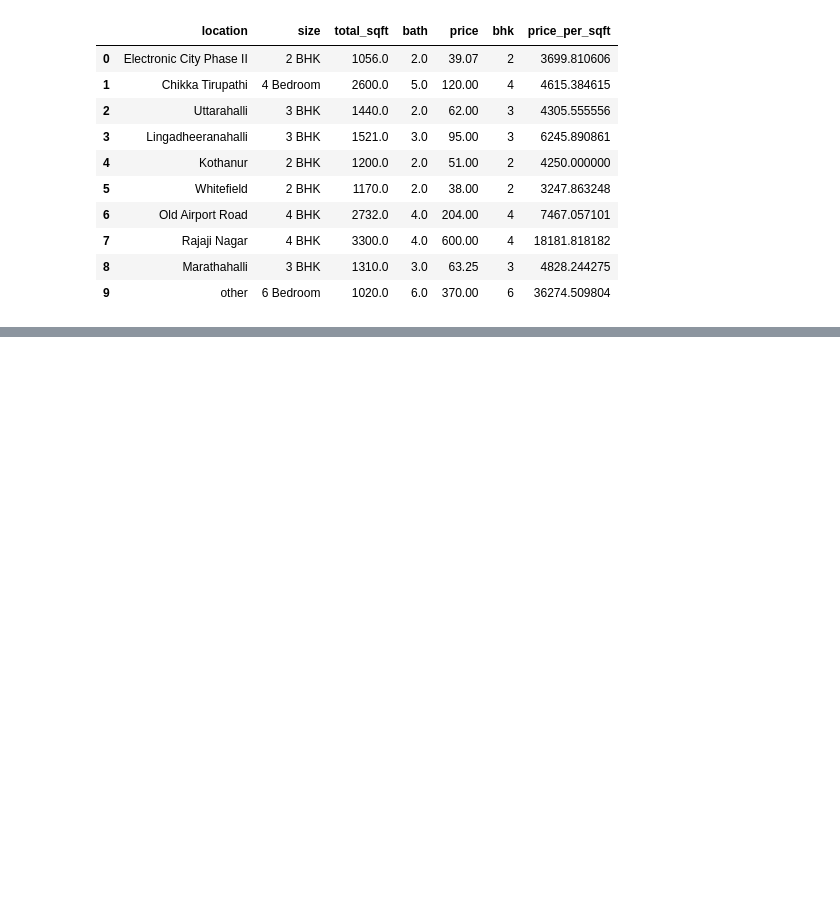
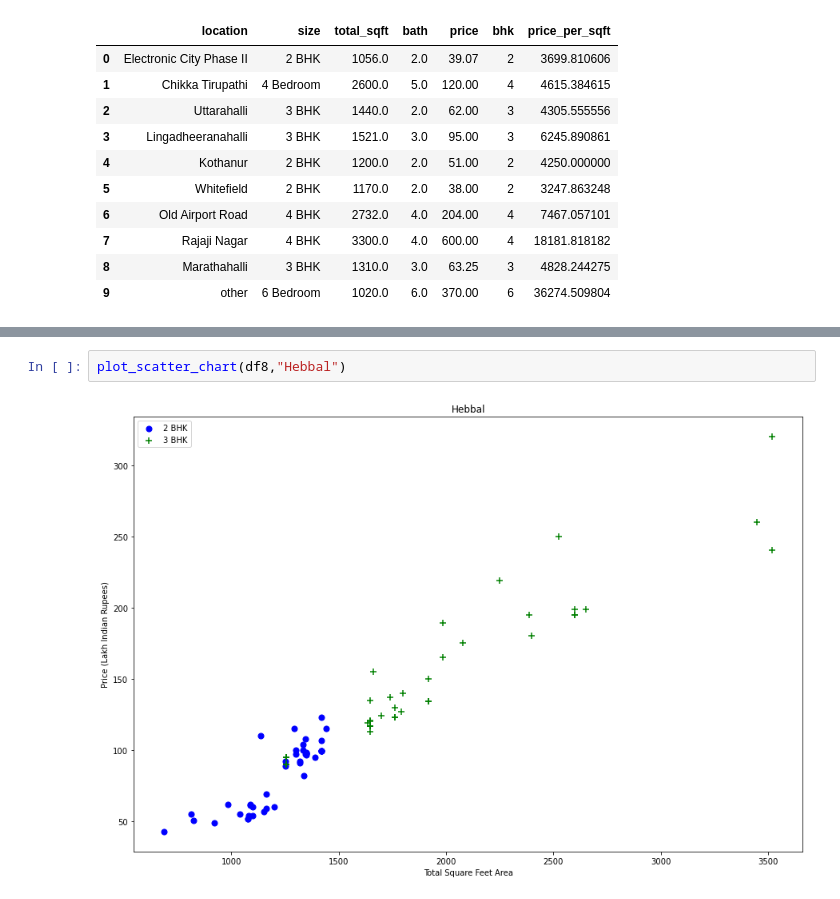
Before and after one commit to onlyabhilash/Machine-learning, a Jupyter notebook: BangaloreHousePricePrediction/bangalore_home_prices.ipynb, the cells around one changed output, grey strips where cells are left out. Drawn from its saved outputs; the diff is of its cells as text; blank space fills up the shorter version.

```diff
--- a/BangaloreHousePricePrediction/bangalore_home_prices.ipynb
+++ b/BangaloreHousePricePrediction/bangalore_home_prices.ipynb
@@ -284,0 +397,4 @@ df5.head(10)
+# %%
+plot_scatter_chart(df8,"Hebbal")
+# %% [output]
+[figure, added]
```
Also changed, not shown: parts of 24 cells of this notebook.
